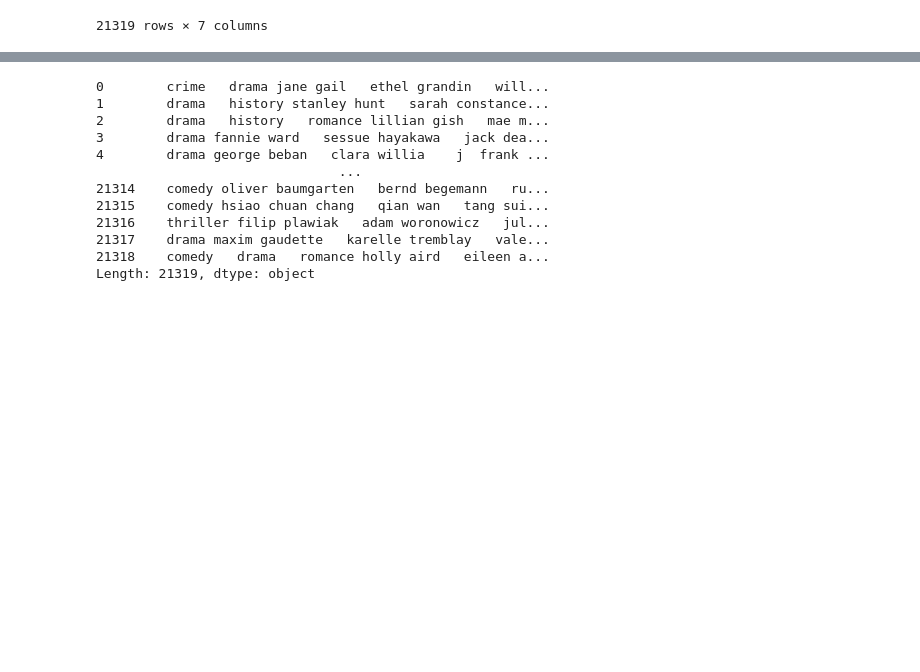
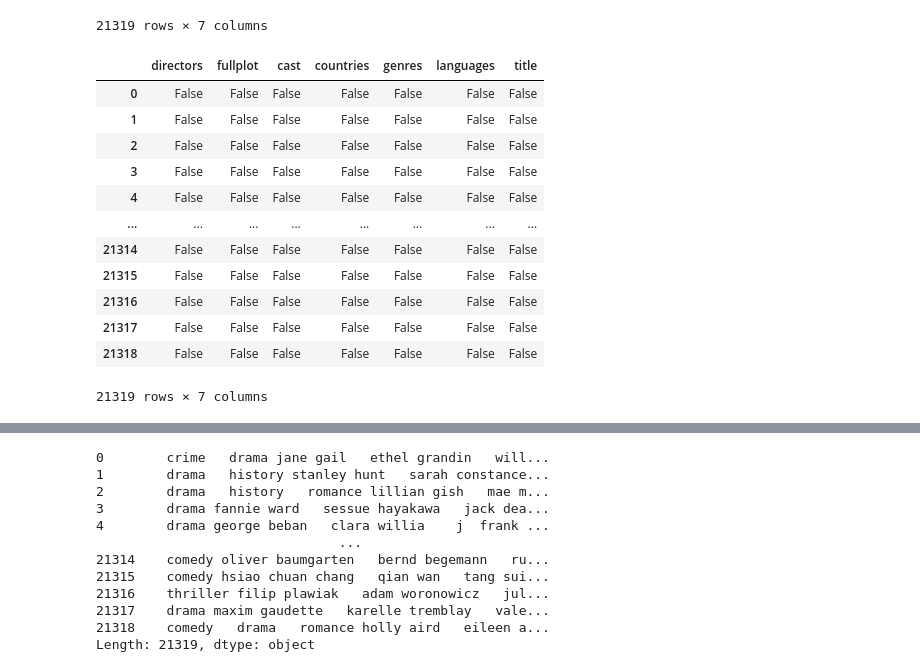
Before and after one commit to 75andybermond/Movie_recommandations, a Jupyter notebook: ML_notebook.ipynb, the cells around one changed output, grey strips where cells are left out. Saved outputs shown, nothing was run; the diff lists cells and outputs as text; code cells hidden in the pictures; blank space fills up the shorter version.

```diff
--- a/ML_notebook.ipynb
+++ b/ML_notebook.ipynb
@@ -62,3 +72,19 @@ selected_features
 # Removing all the unecesarry spaces
 
 selected_features = selected_features.applymap(lambda x: x.strip().replace("  "," "))
+# %%
+selected_features.isnull()
+# %% [output]
+|  | directors | fullplot | cast | countries | genres | languages | title |
+| 0 | False | False | False | False | False | False | False |
+| 1 | False | False | False | False | False | False | False |
+| 2 | False | False | False | False | False | False | False |
+| 3 | False | False | False | False | False | False | False |
+| 4 | False | False | False | False | False | False | False |
+| ... | ... | ... | ... | ... | ... | ... | ... |
+| 21314 | False | False | False | False | False | False | False |
+| 21315 | False | False | False | False | False | False | False |
+| 21316 | False | False | False | False | False | False | False |
+| 21317 | False | False | False | False | False | False | False |
+| 21318 | False | False | False | False | False | False | False |
+21319 rows × 7 columns
```
Also changed, not shown: parts of 2 cells of this notebook, 5 other files.
